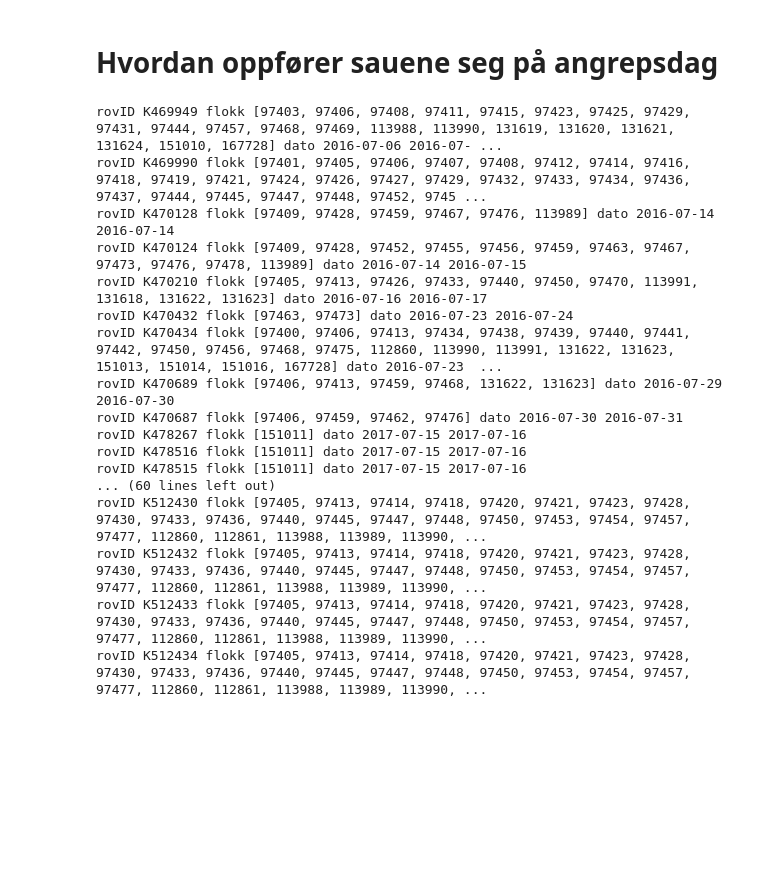
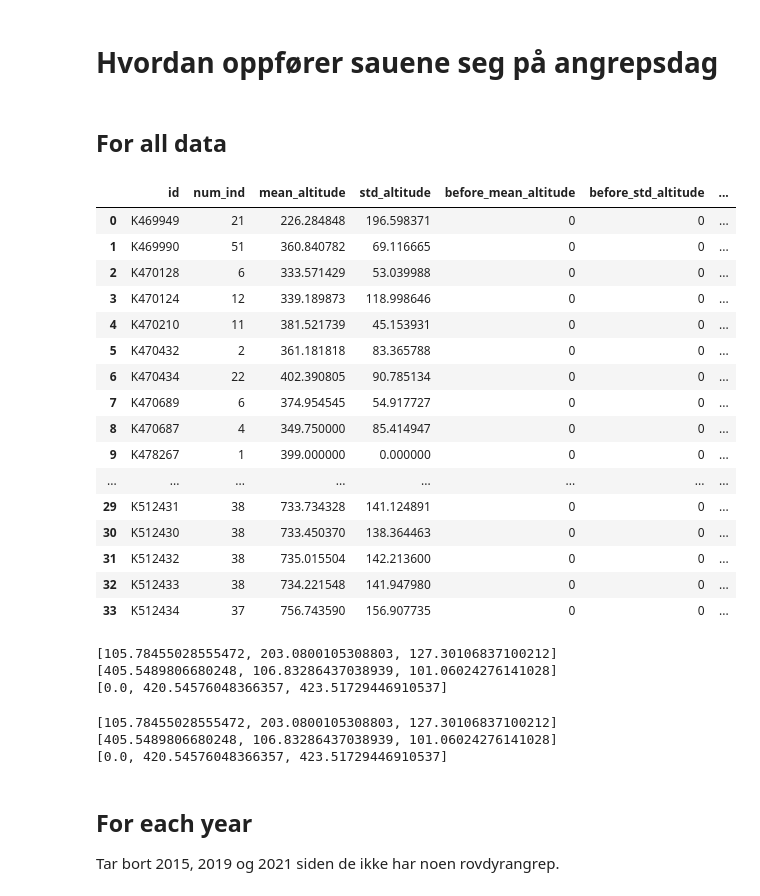
Before and after one commit to sigrunnu/sheep_n_predators, a Jupyter notebook: rovbase/Statistics.ipynb, the cells around one changed output. Saved outputs shown, nothing was run; the diff lists cells and outputs as text; code cells hidden in the pictures; blank space fills up the shorter version.

Commit message:
Add mean and stdev for tr_angle and altitude on attacked flocks

```diff
--- a/rovbase/Statistics.ipynb
+++ b/rovbase/Statistics.ipynb
@@ -151,0 +247,28 @@ def create_attack_df(sheep_data, attack_data):
+# %% [markdown]
+## For all data
+# %%
+df_flokk_velocity, df_flokk_angle, df_flokk_altitude = create_attack_df(sheep_data=df, attack_data=attack_data)
+# %%
+df_flokk_velocity = df_flokk_velocity.drop_duplicates(['num_ind', 'mean_velocity', 'std_velocity', 'before_mean_velocity', 'before_std_velocity', 'after_mean_velocity', 'after_std_velocity'], ignore_index=True)
+df_flokk_angle = df_flokk_angle.drop_duplicates(['num_ind', 'mean_t_angle', 'std_t_angle', 'before_mean_t_angle', 'before_std_t_angle', 'after_mean_t_angle', 'after_std_t_angle'], ignore_index=True)
+df_flokk_altitude = df_flokk_altitude.drop_duplicates(['num_ind',  'mean_altitude', 'std_altitude', 'before_mean_altitude', 'before_std_altitude', 'after_mean_altitude', 'after_std_altitude'], ignore_index=True)
+# %%
+df_flokk_altitude.head(100)
+# %% [output]
+|  | id | num_ind | mean_altitude | std_altitude | before_mean_altitude | before_std_altitude | ... |
+| 0 | K469949 | 21 | 226.284848 | 196.598371 | 0 | 0 | ... |
+| 1 | K469990 | 51 | 360.840782 | 69.116665 | 0 | 0 | ... |
+| 2 | K470128 | 6 | 333.571429 | 53.039988 | 0 | 0 | ... |
+| 3 | K470124 | 12 | 339.189873 | 118.998646 | 0 | 0 | ... |
+| 4 | K470210 | 11 | 381.521739 | 45.153931 | 0 | 0 | ... |
+| 5 | K470432 | 2 | 361.181818 | 83.365788 | 0 | 0 | ... |
+| 6 | K470434 | 22 | 402.390805 | 90.785134 | 0 | 0 | ... |
+| 7 | K470689 | 6 | 374.954545 | 54.917727 | 0 | 0 | ... |
+| 8 | K470687 | 4 | 349.750000 | 85.414947 | 0 | 0 | ... |
+| 9 | K478267 | 1 | 399.000000 | 0.000000 | 0 | 0 | ... |
+| ... | ... | ... | ... | ... | ... | ... | ... |
+| 29 | K512431 | 38 | 733.734328 | 141.124891 | 0 | 0 | ... |
+| 30 | K512430 | 38 | 733.450370 | 138.364463 | 0 | 0 | ... |
+| 31 | K512432 | 38 | 735.015504 | 142.213600 | 0 | 0 | ... |
+| 32 | K512433 | 38 | 734.221548 | 141.947980 | 0 | 0 | ... |
+| 33 | K512434 | 37 | 756.743590 | 156.907735 | 0 | 0 | ... |
@@ -152,26 +283,25 @@ def create_attack_df(sheep_data, attack_data):
+# %%
+create_fig(list_velocity_means, '2015-2021', feature='velocity', text='Mean')
+create_fig(list_angle_means, '2015-2021', feature='angle', text='Mean')
+create_fig(list_altitude_means, '2015-2021', feature='altitude', text='Mean')
+# %% [output]
+[105.78455028555472, 203.0800105308803, 127.30106837100212]
+[405.5489806680248, 106.83286437038939, 101.06024276141028]
+[0.0, 420.54576048366357, 423.51729446910537]
+# %%
+create_fig(list_velocity_stdev, '2015-2021', feature='velocity', text='Standard deviation')
+create_fig(list_angle_stdev, '2015-2021', feature='angle', text='Standard deviation')
+create_fig(list_altitude_stdev, '2015-2021', feature='altitude', text='Standard deviation')
+# %% [output]
+[105.78455028555472, 203.0800105308803, 127.30106837100212]
+[405.5489806680248, 106.83286437038939, 101.06024276141028]
+[0.0, 420.54576048366357, 423.51729446910537]
+# %% [markdown]
+## For each year
+
+Tar bort 2015, 2019 og 2021 siden de ikke har noen rovdyrangrep.
 # %%
-df_flokk2016 = create_attack_df(sheep_data=df2016, attack_data=attack_data)
-df_flokk2017 = create_attack_df(sheep_data=df2017, attack_data=attack_data)
-df_flokk2018 = create_attack_df(sheep_data=df2018, attack_data=attack_data)
-df_flokk2019 = create_attack_df(sheep_data=df2019, attack_data=attack_data)
-df_flokk2020 = create_attack_df(sheep_data=df2020, attack_data=attack_data)
-df_flokk2021 = create_attack_df(sheep_data=df2021, attack_data=attack_data)
-df_flokk_tot = create_attack_df(sheep_data=df, attack_data=attack_data)
+velocity2016, angle2016, altitude2016 = create_attack_df(sheep_data=df2016, attack_data=attack_data)
+velocity2017, angle2017, altitude2017 = create_attack_df(sheep_data=df2017, attack_data=attack_data)
+velocity2018, angle2018, altitude2018 = create_attack_df(sheep_data=df2018, attack_data=attack_data)
+velocity2020, angle2020, altitude2020 = create_attack_df(sheep_data=df2020, attack_data=attack_data)
-# %% [output]
-rovID K469949 flokk [97403, 97406, 97408, 97411, 97415, 97423, 97425, 97429, 97431, 97444, 97457, 97468, 97469, 113988, 113990, 131619, 131620, 131621, 131624, 151010, 167728] dato 2016-07-06 2016-07- ...
-rovID K469990 flokk [97401, 97405, 97406, 97407, 97408, 97412, 97414, 97416, 97418, 97419, 97421, 97424, 97426, 97427, 97429, 97432, 97433, 97434, 97436, 97437, 97444, 97445, 97447, 97448, 97452, 9745 ...
-rovID K470128 flokk [97409, 97428, 97459, 97467, 97476, 113989] dato 2016-07-14 2016-07-14
-rovID K470124 flokk [97409, 97428, 97452, 97455, 97456, 97459, 97463, 97467, 97473, 97476, 97478, 113989] dato 2016-07-14 2016-07-15
-rovID K470210 flokk [97405, 97413, 97426, 97433, 97440, 97450, 97470, 113991, 131618, 131622, 131623] dato 2016-07-16 2016-07-17
-rovID K470432 flokk [97463, 97473] dato 2016-07-23 2016-07-24
-rovID K470434 flokk [97400, 97406, 97413, 97434, 97438, 97439, 97440, 97441, 97442, 97450, 97456, 97468, 97475, 112860, 113990, 113991, 131622, 131623, 151013, 151014, 151016, 167728] dato 2016-07-23  ...
-rovID K470689 flokk [97406, 97413, 97459, 97468, 131622, 131623] dato 2016-07-29 2016-07-30
-rovID K470687 flokk [97406, 97459, 97462, 97476] dato 2016-07-30 2016-07-31
-rovID K478267 flokk [151011] dato 2017-07-15 2017-07-16
-rovID K478516 flokk [151011] dato 2017-07-15 2017-07-16
-rovID K478515 flokk [151011] dato 2017-07-15 2017-07-16
-... (60 lines left out)
-rovID K512430 flokk [97405, 97413, 97414, 97418, 97420, 97421, 97423, 97428, 97430, 97433, 97436, 97440, 97445, 97447, 97448, 97450, 97453, 97454, 97457, 97477, 112860, 112861, 113988, 113989, 113990, ...
-rovID K512432 flokk [97405, 97413, 97414, 97418, 97420, 97421, 97423, 97428, 97430, 97433, 97436, 97440, 97445, 97447, 97448, 97450, 97453, 97454, 97457, 97477, 112860, 112861, 113988, 113989, 113990, ...
-rovID K512433 flokk [97405, 97413, 97414, 97418, 97420, 97421, 97423, 97428, 97430, 97433, 97436, 97440, 97445, 97447, 97448, 97450, 97453, 97454, 97457, 97477, 112860, 112861, 113988, 113989, 113990, ...
-rovID K512434 flokk [97405, 97413, 97414, 97418, 97420, 97421, 97423, 97428, 97430, 97433, 97436, 97440, 97445, 97447, 97448, 97450, 97453, 97454, 97457, 97477, 112860, 112861, 113988, 113989, 113990, ...
```
Also changed, not shown: parts of 10 cells of this notebook.
